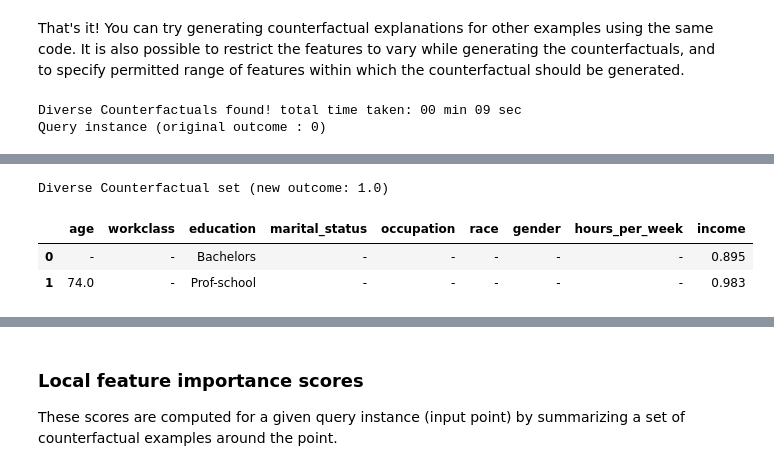
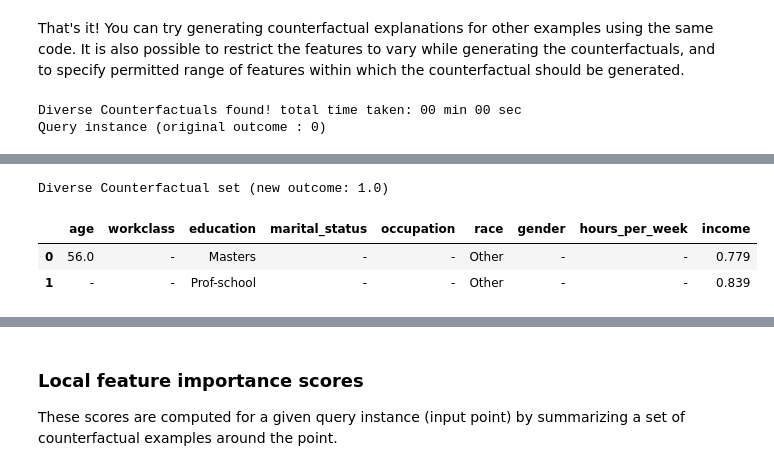
Before and after one commit to interpretml/DiCE, a Jupyter notebook: docs/source/notebooks/DiCE_getting_started.ipynb, the cells around one changed output, grey strips where cells are left out. Saved outputs shown, nothing was run; the diff lists cells and outputs as text; code cells hidden in the pictures.

Commit message:
fixed features_to_vary bug in dice explainer and updated notebooks with randomforest

```diff
--- a/docs/source/notebooks/DiCE_getting_started.ipynb
+++ b/docs/source/notebooks/DiCE_getting_started.ipynb
@@ -60,7 +59,7 @@ Below we show use a trained classification model using sklearn.
 from sklearn.model_selection import train_test_split
 from sklearn.pipeline import Pipeline
 from sklearn.preprocessing import OneHotEncoder
-from lightgbm import LGBMClassifier
+from sklearn.ensemble import RandomForestClassifier
 
 target = dataset["income"]
 datasetX = dataset.drop("income", axis=1)
@@ -84,7 +83,7 @@ transformations = ColumnTransformer(
 # Append classifier to preprocessing pipeline.
 # Now we have a full prediction pipeline.
 clf = Pipeline(steps=[('preprocessor', transformations),
-                      ('classifier', LGBMClassifier())])
+                      ('classifier', RandomForestClassifier())])
 model = clf.fit(x_train, y_train)
 # %% [markdown]
 ## Generating counterfactual examples using DiCE
@@ -133,9 +132,10 @@ It is also possible to restrict the features to vary while generating the counte
 e2 = exp.generate_counterfactuals(x_train[0:1],
                                   total_CFs=2,
                                   desired_class="opposite",
-                                  features_to_vary=["age", "education"])
+                                  features_to_vary=["age", "education", "race"]
+                                  )
 e2.visualize_as_dataframe(show_only_changes=True)
 # %% [output]
-Diverse Counterfactuals found! total time taken: 00 min 09 sec
+Diverse Counterfactuals found! total time taken: 00 min 00 sec
 Query instance (original outcome : 0)
 |  | age | workclass | education | marital_status | occupation | race | gender | hours_per_week | income |
@@ -143,7 +143,7 @@ Query instance (original outcome : 0)
 Diverse Counterfactual set (new outcome: 1.0)
 |  | age | workclass | education | marital_status | occupation | race | gender | hours_per_week | income |
-| 0 | - | - | Bachelors | - | - | - | - | - | 0.895 |
-| 1 | 74.0 | - | Prof-school | - | - | - | - | - | 0.983 |
+| 0 | 56.0 | - | Masters | - | - | Other | - | - | 0.779 |
+| 1 | - | - | Prof-school | - | - | Other | - | - | 0.839 |
 # %%
 # Restricting age to be between [20,30] and Education to be either {'Doctorate', 'Prof-school'}.
 e3 = exp.generate_counterfactuals(x_train[0:1],
```
Also changed, not shown: parts of 12 cells of this notebook, 4 other files.
